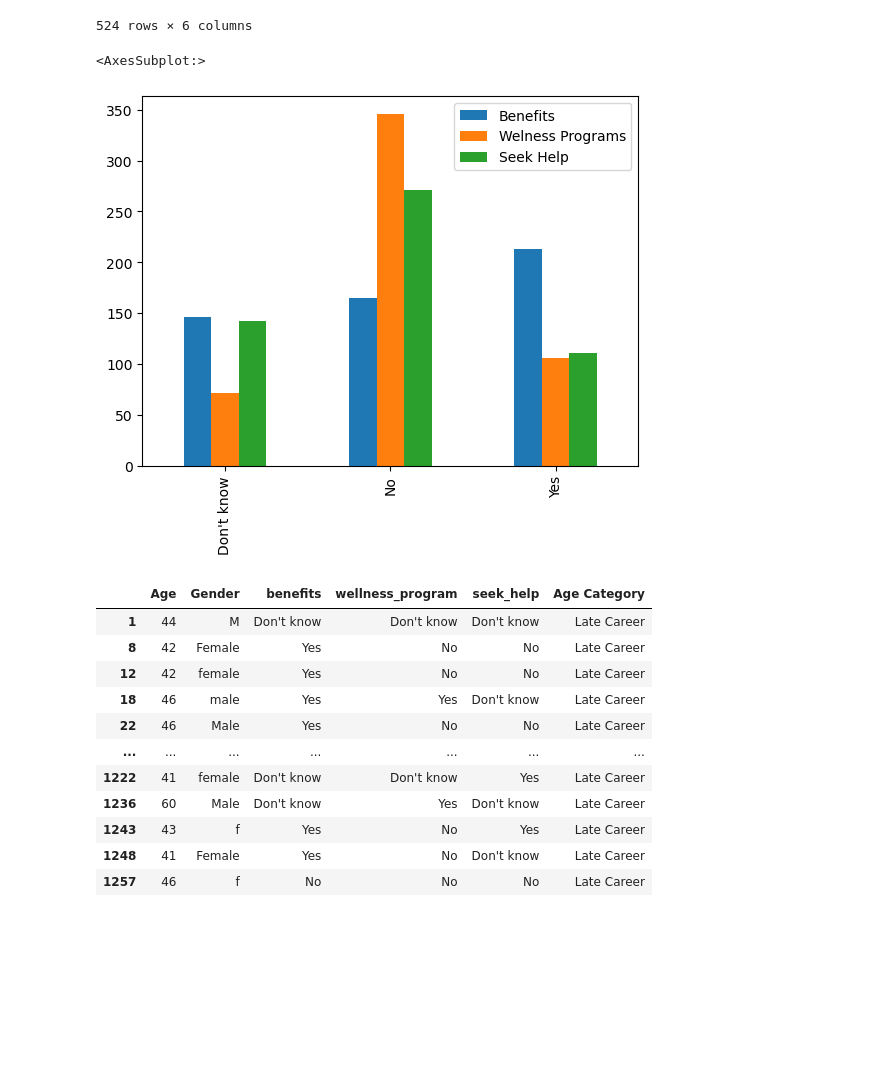
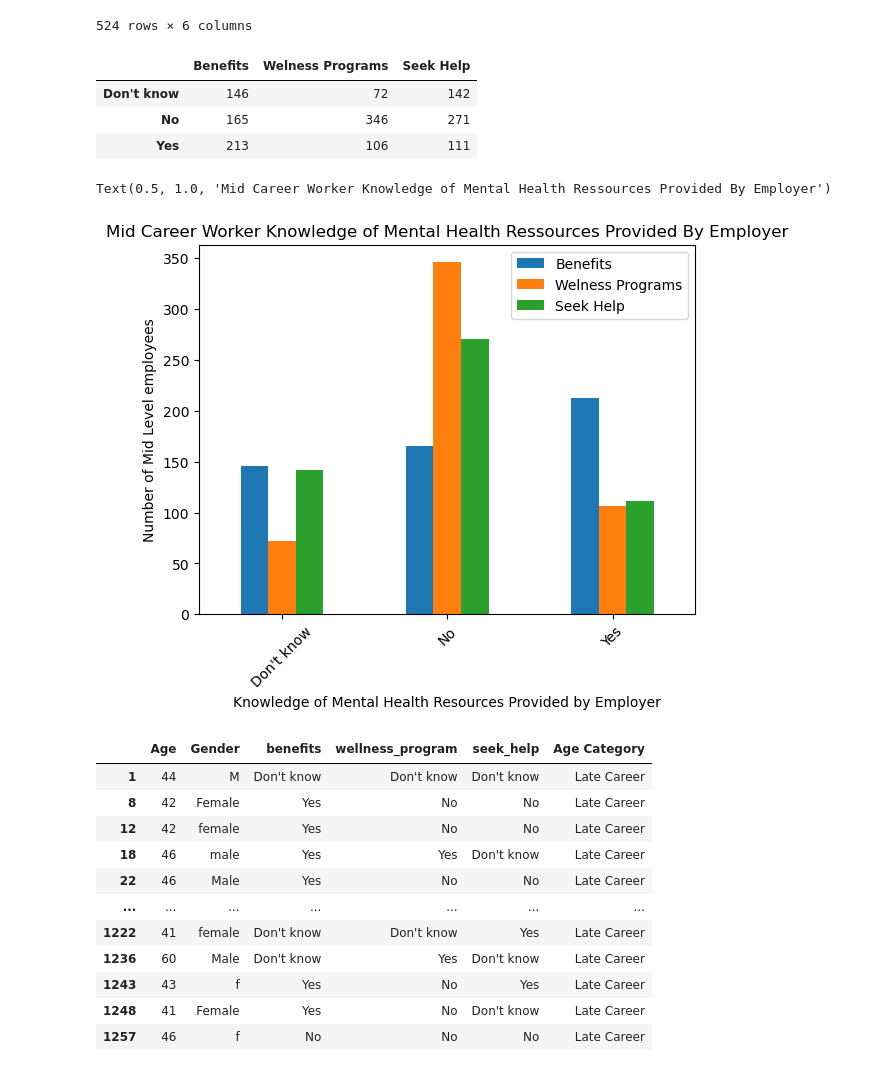
Before and after one commit to baileykayla953/project-one, a Jupyter notebook: Summary Stats.ipynb, the cells around one changed output. Saved outputs shown, nothing was run; the diff lists cells and outputs as text; code cells hidden in the pictures; blank space fills up the shorter version.

```diff
--- a/Summary Stats.ipynb
+++ b/Summary Stats.ipynb
@@ -201,12 +215,26 @@ mid_help = worker_output_mid['seek_help'].value_counts()
 mid_df= pd.DataFrame({"Benefits": mid_b,
 "Welness Programs": mid_wellness,
 "Seek Help": mid_help})
+
+mid_df
+# %% [output]
+|  | Benefits | Welness Programs | Seek Help |
+| Don't know | 146 | 72 | 142 |
+| No | 165 | 346 | 271 |
+| Yes | 213 | 106 | 111 |
-# %%
-#barchart for mid
-mid_df.plot(kind='bar')
-# %% [output]
-<AxesSubplot:>
-[figure, removed]
+# %%
+#barchart for mid
+mid_df.plot(kind='bar')
+plt.xticks(rotation=45)
+
+
+
+plt.xlabel('Knowledge of Mental Health Resources Provided by Employer')
+plt.ylabel('Number of Mid Level employees')
+plt.title('Mid Career Worker Knowledge of Mental Health Ressources Provided By Employer')
+# %% [output]
+Text(0.5, 1.0, 'Mid Career Worker Knowledge of Mental Health Ressources Provided By Employer')
+[figure, added]
 # %%
 #late career by age and knowledge of resources
 worker_output_late= worker_output[worker_output["Age Category"]=="Late Career"].copy ()
```
Also changed, not shown: parts of 7 cells of this notebook.
